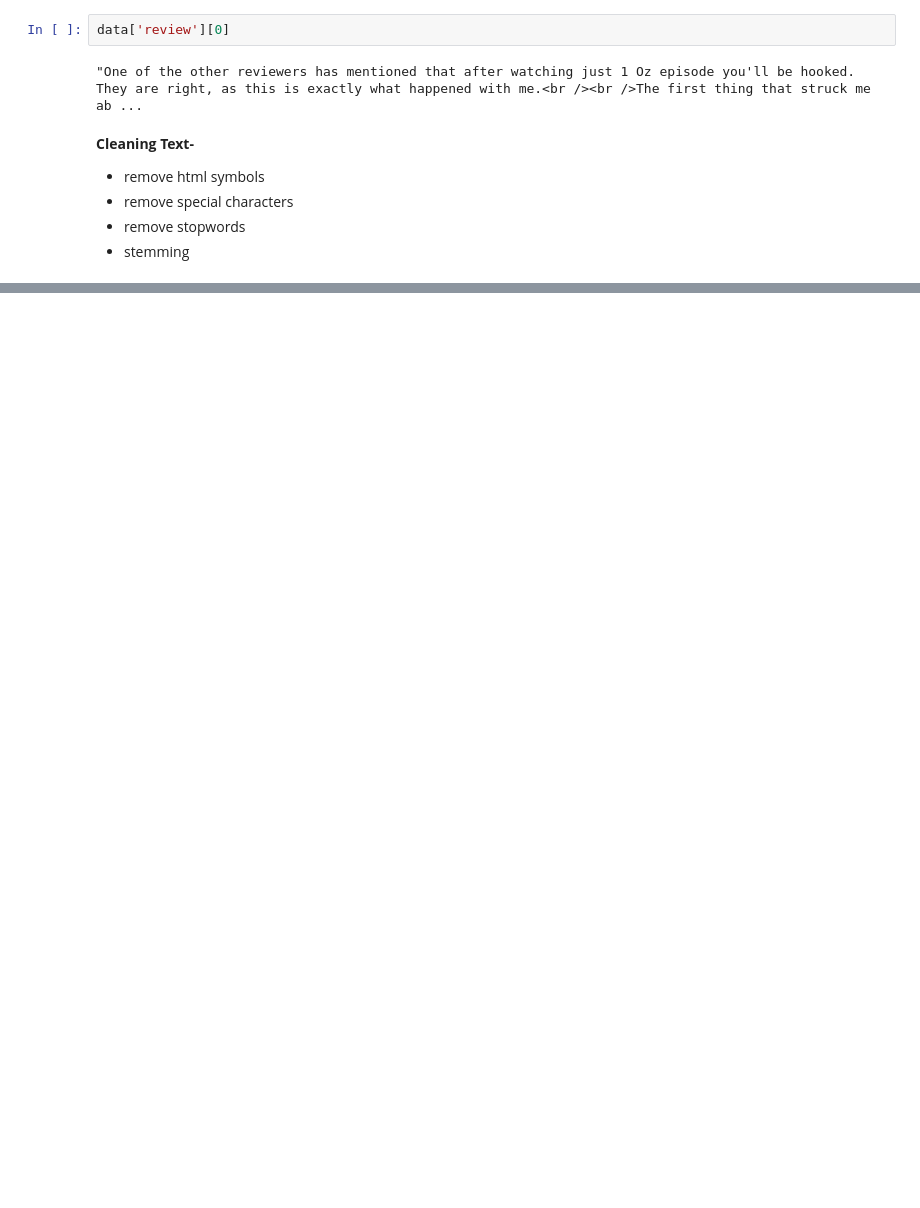
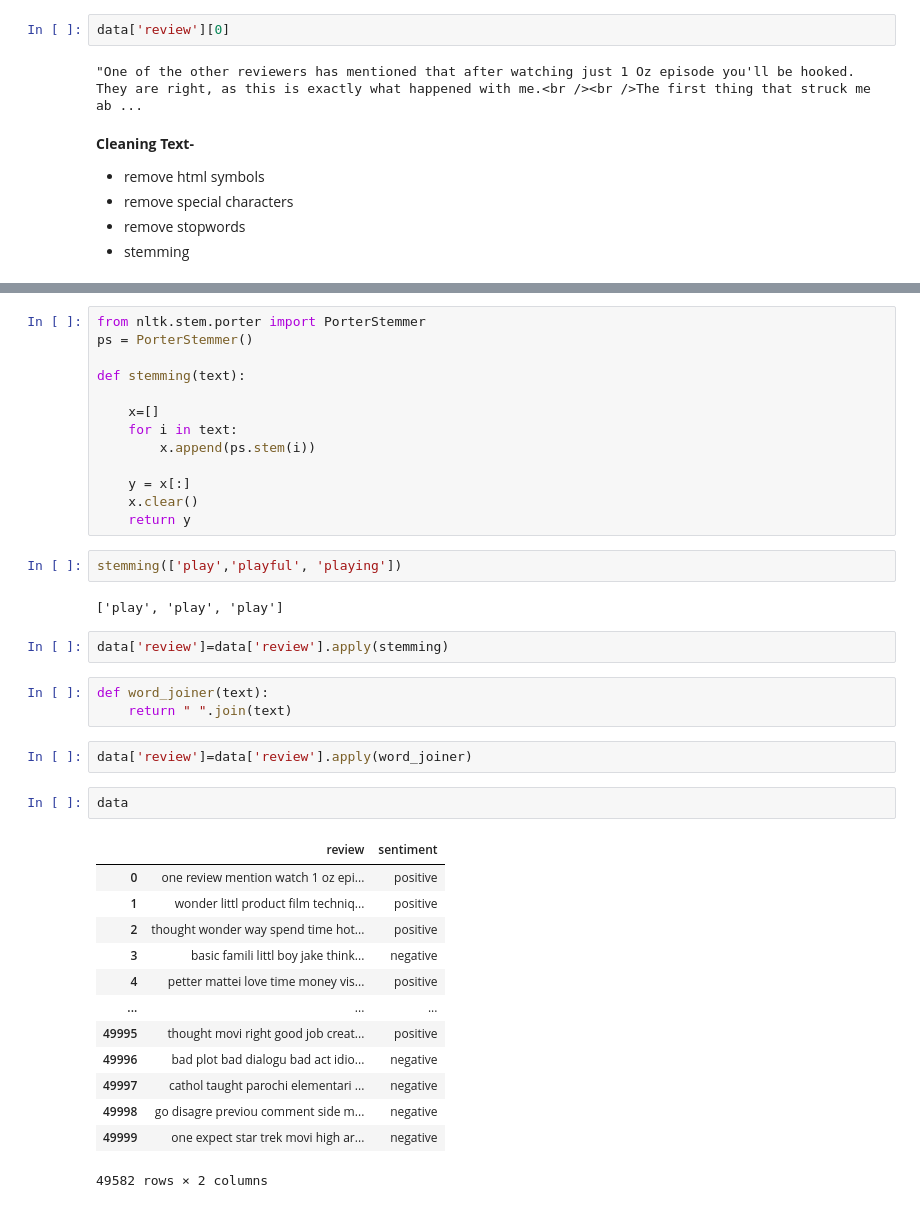
Before and after one commit to ZataraHere/100-Days-of-Machine-Learning, a Jupyter notebook: 5. Naive Bayes/Sentiment Analysis.ipynb, the cells around one changed output, grey strips where cells are left out. Cells and saved outputs as stored; diff of their text form; blank space fills up the shorter version.

Commit message:
Kaggle Notebook | Sentiment Analysis | Version 2

```diff
--- a/5. Naive Bayes/Sentiment Analysis.ipynb
+++ b/5. Naive Bayes/Sentiment Analysis.ipynb
@@ -104,0 +170,40 @@ data['review'][0]
+# %%
+from nltk.stem.porter import PorterStemmer
+ps = PorterStemmer()
+
+def stemming(text):
+
+    x=[]
+    for i in text:
+        x.append(ps.stem(i))
+
+    y = x[:]
+    x.clear()
+    return y
+# %%
+stemming(['play','playful', 'playing'])
+# %% [output]
+['play', 'play', 'play']
+# %%
+data['review']=data['review'].apply(stemming)
+# %%
+def word_joiner(text):
+    return " ".join(text)
+# %%
+data['review']=data['review'].apply(word_joiner)
+# %%
+data
+# %% [output]
+|  | review | sentiment |
+| 0 | one review mention watch 1 oz epi... | positive |
+| 1 | wonder littl product film techniq... | positive |
+| 2 | thought wonder way spend time hot... | positive |
+| 3 | basic famili littl boy jake think... | negative |
+| 4 | petter mattei love time money vis... | positive |
+| ... | ... | ... |
+| 49995 | thought movi right good job creat... | positive |
+| 49996 | bad plot bad dialogu bad act idio... | negative |
+| 49997 | cathol taught parochi elementari ... | negative |
+| 49998 | go disagre previou comment side m... | negative |
+| 49999 | one expect star trek movi high ar... | negative |
+49582 rows × 2 columns
```
Also changed, not shown: parts of 12 cells of this notebook.
